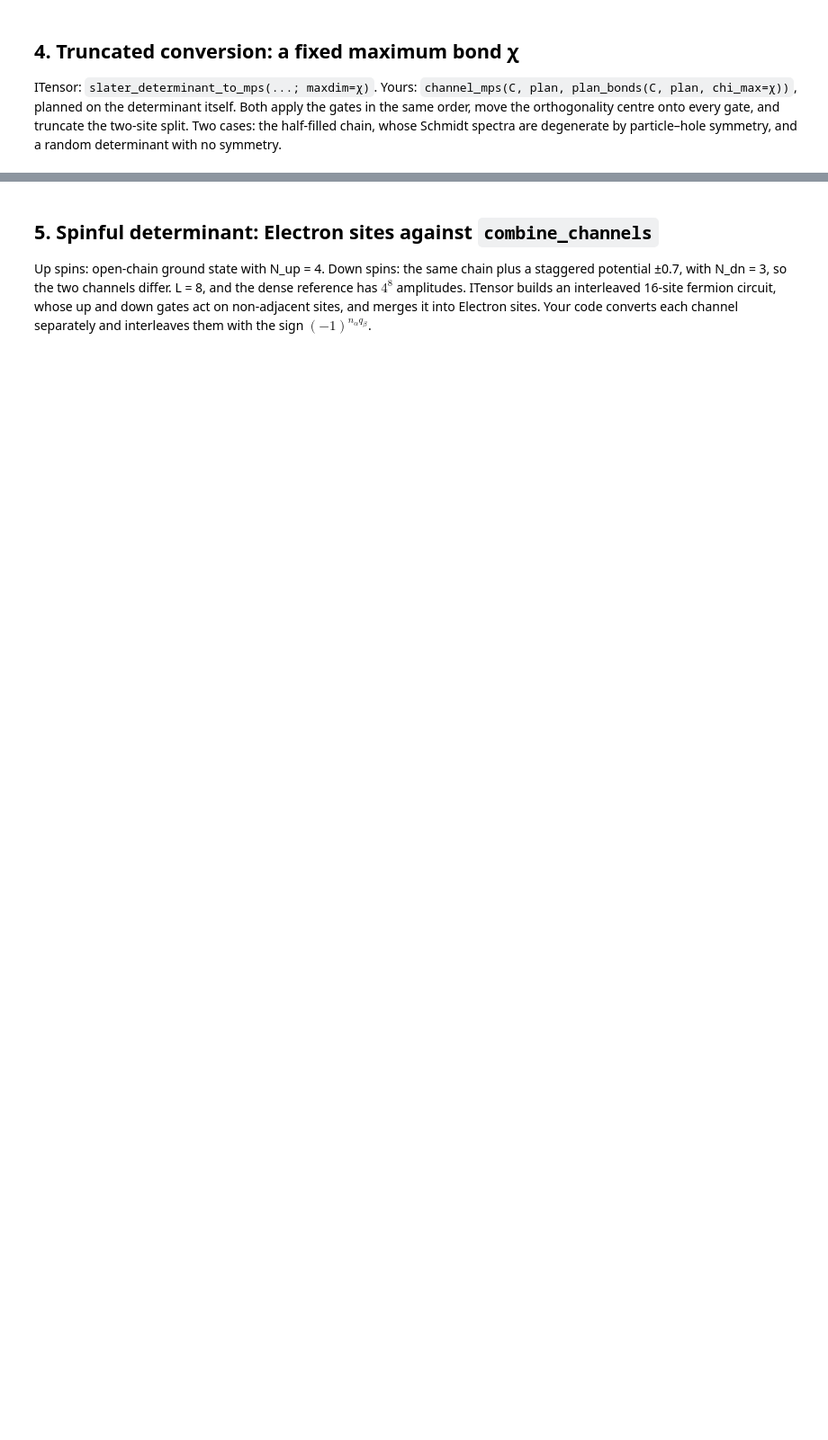
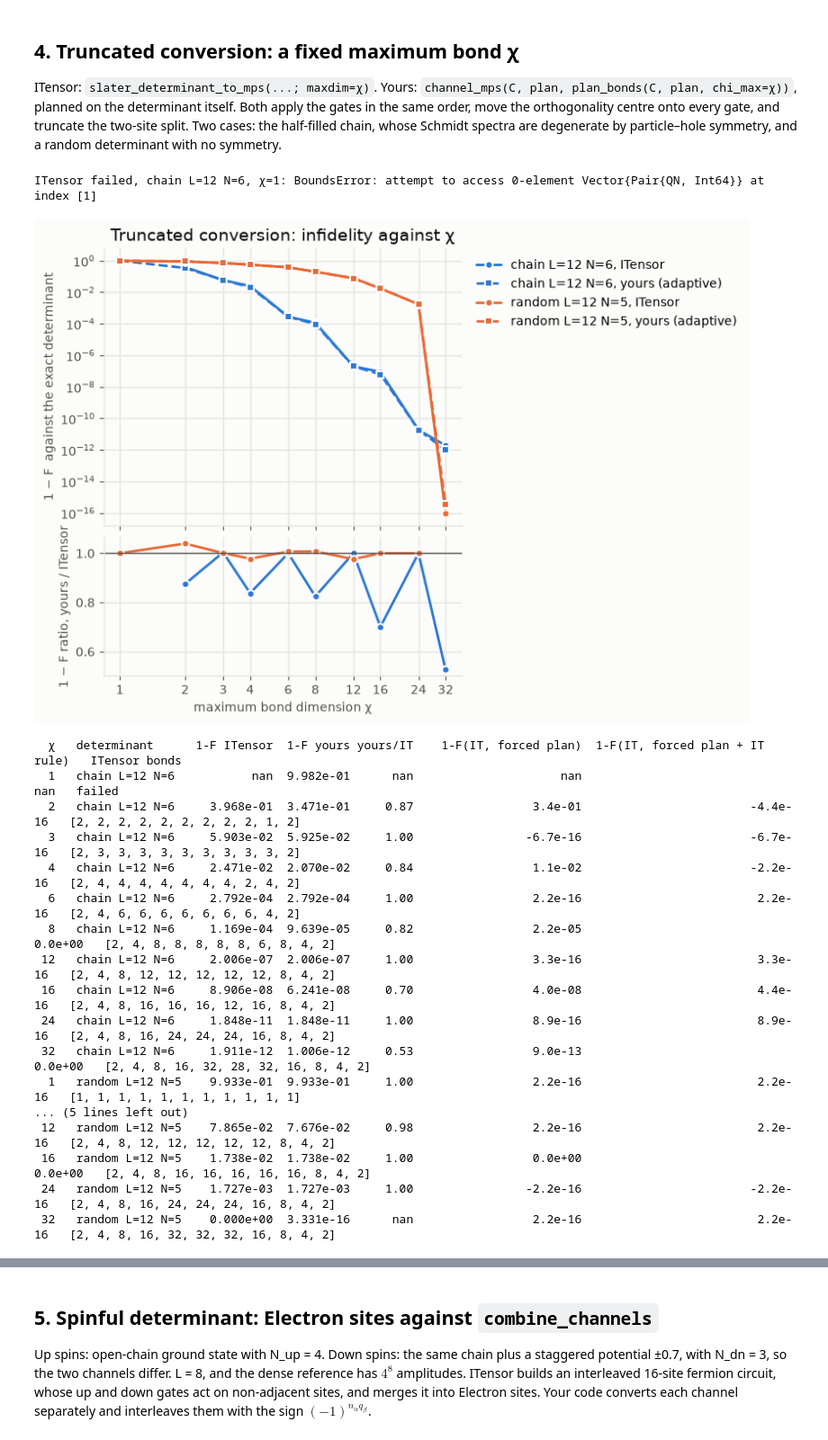
Before and after one commit to franappi11/trot_mps, a Jupyter notebook: trot/gmps/itensor_gmps_comparison.ipynb, the cells around one changed output, grey strips where cells are left out. Shown at 90% size. Drawn from its saved outputs; the diff is of its cells as text; code cells hidden in the pictures; blank space fills up the shorter version.

```diff
--- a/trot/gmps/itensor_gmps_comparison.ipynb
+++ b/trot/gmps/itensor_gmps_comparison.ipynb
@@ -350,42 +408,77 @@ def itensor_rule(singular_values, chi):
     n, cut = min(chi, len(P)), 0.0
     if n < len(P):
         cut = (P[n - 1] + P[n]) / 2
         if abs(P[n - 1] - P[n]) < 1e-3 * P[n - 1]:
             cut += 1e-3 * P[n - 1]
     return tuple(int(np.sum(s ** 2 > cut)) for s in singular_values)
 
 
 TRUNC = {}
 for name in ("chain L=12 N=6", "random L=12 N=5"):
     C, ex, fplan = CASES[name], EXACT[name], FORCED[name]
     plan = mcn.make_orbital_plan(C, "adaptive", EPS)
     for chi in CHIS:
-        it = to_np(jl.fw_mps(C, eigval_cutoff=EPS, maxdim=chi))
-        v_it = dense(it)
         v_yours = dense(mcn.channel_mps(C, plan, mcn.plan_bonds(C, plan, chi_max=chi))[0])
-        v_forced = dense(mcn.channel_mps(C, fplan, mcn.plan_bonds(C, fplan, chi_max=chi))[0])
-        v_rule = dense(mcn.channel_mps(C, fplan, plan_bonds_with(C, fplan, chi, itensor_rule))[0])
-        TRUNC[name, chi] = dict(itensor=infidelity(v_it, ex), yours=infidelity(v_yours, ex),
-                                forced=infidelity(v_forced, v_it), forced_rule=infidelity(v_rule, v_it),
-                                itensor_bonds=bonds(it))
+        row = dict(itensor=np.nan, yours=infidelity(v_yours, ex), forced=np.nan, forced_rule=np.nan, itensor_bonds="failed")
+        try:
+            it = to_np(jl.fw_mps(C, eigval_cutoff=EPS, maxdim=chi))
+        except JuliaError as err:
+            print(f"ITensor failed, {name}, χ={chi}: {str(err).splitlines()[0]}")
+        else:
+            v_it = dense(it)
+            v_forced = dense(mcn.channel_mps(C, fplan, mcn.plan_bonds(C, fplan, chi_max=chi))[0])
+            v_rule = dense(mcn.channel_mps(C, fplan, plan_bonds_with(C, fplan, chi, itensor_rule))[0])
+            row.update(itensor=infidelity(v_it, ex), forced=infidelity(v_forced, v_it),
+                       forced_rule=infidelity(v_rule, v_it), itensor_bonds=bonds(it))
+        TRUNC[name, chi] = row
 
 FLOOR = 1e-16
-fig, ax = plt.subplots(figsize=(7.5, 4.2), constrained_layout=True)
+
+
+def ratio(r):
+    """yours / ITensor; nan where ITensor failed or both are exact."""
+    return r["yours"] / r["itensor"] if r["itensor"] > 1e-13 else np.nan
+
+
+fig, (ax, bx) = plt.subplots(2, 1, figsize=(8, 5.6), sharex=True, gridspec_kw={"height_ratios": (2, 1)},
+                             constrained_layout=True)
 for color, name in zip(PALETTE, ("chain L=12 N=6", "random L=12 N=5")):
     for key, ls, marker, who in (("itensor", "-", "o", "ITensor"), ("yours", "--", "s", "yours (adaptive)")):
         ax.plot(CHIS, [max(TRUNC[name, chi][key], FLOOR) for chi in CHIS], ls=ls, marker=marker, ms=6,
                 color=color, mec=SURFACE, mew=1.5, label=f"{name}, {who}")
-ax.set_xscale("log", base=2); ax.set_yscale("log")
-ax.set_xticks(CHIS, [str(c) for c in CHIS])
-ax.set_xlabel("maximum bond dimension χ"); ax.set_ylabel("1 − F  against the exact determinant")
+    bx.plot(CHIS, [ratio(TRUNC[name, chi]) for chi in CHIS], marker="o", ms=6, color=color, mec=SURFACE, mew=1.5)
+ax.set_yscale("log"); ax.set_ylabel("1 − F  against the exact determinant")
 ax.set_title("Truncated conversion: infidelity against χ")
 ax.legend(**LEGEND)
+bx.axhline(1.0, color=INK2, lw=1)
+bx.set_xscale("log", base=2); bx.set_xticks(CHIS, [str(c) for c in CHIS])
+bx.set_xlabel("maximum bond dimension χ"); bx.set_ylabel("1 − F ratio, yours / ITensor")
 plt.show()
 
 print(f"{'χ':>3s}   {'determinant':16s} {'1-F ITensor':>11s} {'1-F yours':>10s} {'yours/IT':>8s}   "
       f"{'1-F(IT, forced plan)':>21s} {'1-F(IT, forced plan + IT rule)':>31s}   ITensor bonds")
 for name in ("chain L=12 N=6", "random L=12 N=5"):
     for chi in CHIS:
         r = TRUNC[name, chi]
-        print(f"{chi:3d}   {name:16s} {r['itensor']:11.3e} {r['yours']:10.3e} {r['yours'] / max(r['itensor'], FLOOR):8.2f}   "
+        print(f"{chi:3d}   {name:16s} {r['itensor']:11.3e} {r['yours']:10.3e} {ratio(r):8.2f}   "
               f"{r['forced']:21.1e} {r['forced_rule']:31.1e}   {r['itensor_bonds']}")
+# %% [output]
+ITensor failed, chain L=12 N=6, χ=1: BoundsError: attempt to access 0-element Vector{Pair{QN, Int64}} at index [1]
+[figure, added]
+  χ   determinant      1-F ITensor  1-F yours yours/IT    1-F(IT, forced plan)  1-F(IT, forced plan + IT rule)   ITensor bonds
+  1   chain L=12 N=6           nan  9.982e-01      nan                     nan                             nan   failed
+  2   chain L=12 N=6     3.968e-01  3.471e-01     0.87                 3.4e-01                        -4.4e-16   [2, 2, 2, 2, 2, 2, 2, 2, 2, 1, 2]
+  3   chain L=12 N=6     5.903e-02  5.925e-02     1.00                -6.7e-16                        -6.7e-16   [2, 3, 3, 3, 3, 3, 3, 3, 3, 3, 2]
+  4   chain L=12 N=6     2.471e-02  2.070e-02     0.84                 1.1e-02                        -2.2e-16   [2, 4, 4, 4, 4, 4, 4, 4, 2, 4, 2]
+  6   chain L=12 N=6     2.792e-04  2.792e-04     1.00                 2.2e-16                         2.2e-16   [2, 4, 6, 6, 6, 6, 6, 6, 6, 4, 2]
+  8   chain L=12 N=6     1.169e-04  9.639e-05     0.82                 2.2e-05                         0.0e+00   [2, 4, 8, 8, 8, 8, 8, 6, 8, 4, 2]
+ 12   chain L=12 N=6     2.006e-07  2.006e-07     1.00                 3.3e-16                         3.3e-16   [2, 4, 8, 12, 12, 12, 12, 12, 8, 4, 2]
+ 16   chain L=12 N=6     8.906e-08  6.241e-08     0.70                 4.0e-08                         4.4e-16   [2, 4, 8, 16, 16, 16, 12, 16, 8, 4, 2]
+ 24   chain L=12 N=6     1.848e-11  1.848e-11     1.00                 8.9e-16                         8.9e-16   [2, 4, 8, 16, 24, 24, 24, 16, 8, 4, 2]
+ 32   chain L=12 N=6     1.911e-12  1.006e-12     0.53                 9.0e-13                         0.0e+00   [2, 4, 8, 16, 32, 28, 32, 16, 8, 4, 2]
+  1   random L=12 N=5    9.933e-01  9.933e-01     1.00                 2.2e-16                         2.2e-16   [1, 1, 1, 1, 1, 1, 1, 1, 1, 1, 1]
+... (5 lines left out)
+ 12   random L=12 N=5    7.865e-02  7.676e-02     0.98                 2.2e-16                         2.2e-16   [2, 4, 8, 12, 12, 12, 12, 12, 8, 4, 2]
+ 16   random L=12 N=5    1.738e-02  1.738e-02     1.00                 0.0e+00                         0.0e+00   [2, 4, 8, 16, 16, 16, 16, 16, 8, 4, 2]
+ 24   random L=12 N=5    1.727e-03  1.727e-03     1.00                -2.2e-16                        -2.2e-16   [2, 4, 8, 16, 24, 24, 24, 16, 8, 4, 2]
+ 32   random L=12 N=5    0.000e+00  3.331e-16      nan                 2.2e-16                         2.2e-16   [2, 4, 8, 16, 32, 32, 32, 16, 8, 4, 2]
```
Also changed, not shown: parts of 23 cells of this notebook, 3 other files.
